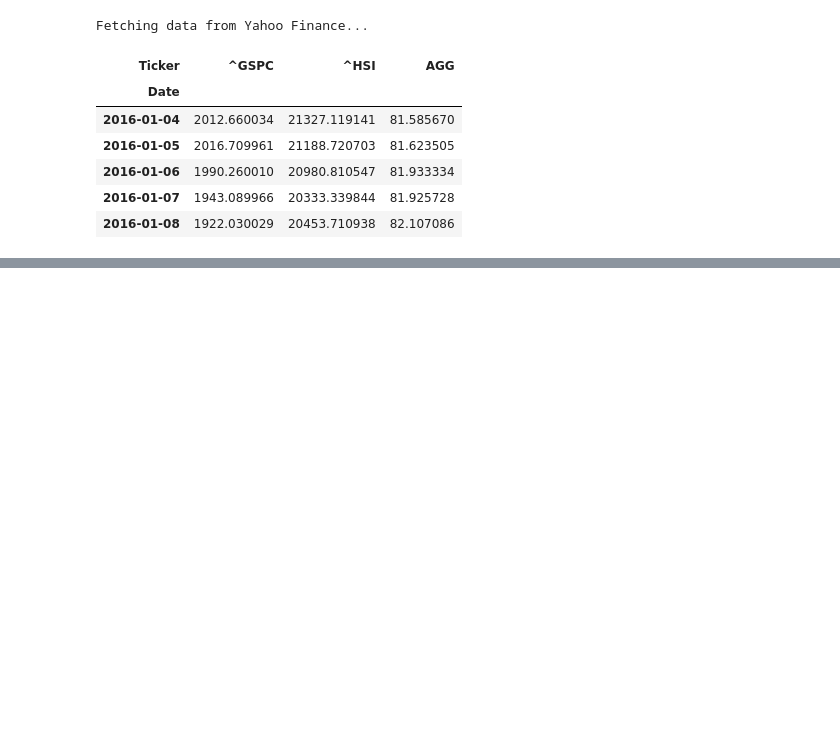
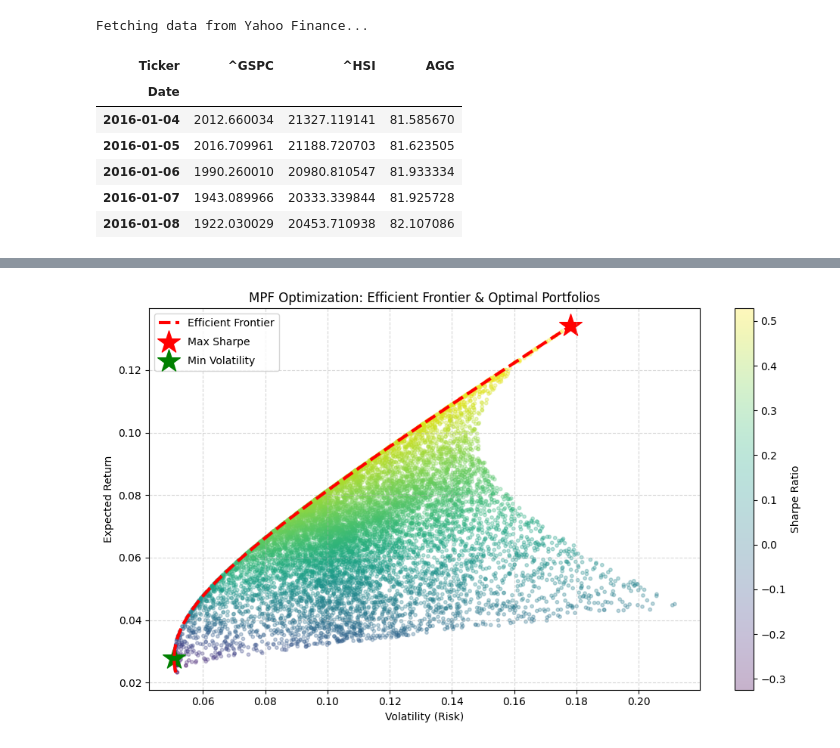
Before and after one commit to dcjznb/Optimizing-Macro-Asset-Allocation-for-Mandatory-Provident-Funds, a Jupyter notebook: MPF_Allocation.ipynb, the cells around one changed output, grey strips where cells are left out. Cells and saved outputs as stored; diff of their text form; code cells hidden in the pictures; blank space fills up the shorter version.

```diff
--- a/MPF_Allocation.ipynb
+++ b/MPF_Allocation.ipynb
@@ -52,0 +168,35 @@ plt.show()
+# %%
+# 12. Plot the final Line
+target_returns = np.linspace(results_df['Return'].min(), results_df['Return'].max(), 50)
+efficient_vols = []
+
+for tr in target_returns:
+    cons = ({'type': 'eq', 'fun': lambda x: np.sum(x) - 1},
+            {'type': 'eq', 'fun': lambda x: calc_portfolio_perf(x, annual_returns, annual_cov_matrix, risk_free_rate)[0] - tr})
+    res = sco.minimize(get_volatility, initial_guess, args=args, method='SLSQP', bounds=bounds, constraints=cons)
+    efficient_vols.append(res.fun)
+
+plt.figure(figsize=(10, 6))
+
+plt.scatter(results_df['Volatility'], results_df['Return'], c=results_df['Sharpe'], cmap='viridis', marker='o', s=10, alpha=0.3)
+plt.colorbar(label='Sharpe Ratio')
+
+plt.plot(efficient_vols, target_returns, 'r--', linewidth=3, label='Efficient Frontier')
+
+max_sharpe_ret = calc_portfolio_perf(opt_sharpe.x, annual_returns, annual_cov_matrix, risk_free_rate)[0]
+max_sharpe_vol = calc_portfolio_perf(opt_sharpe.x, annual_returns, annual_cov_matrix, risk_free_rate)[1]
+plt.scatter(max_sharpe_vol, max_sharpe_ret, marker='*', color='r', s=500, label='Max Sharpe')
+
+min_vol_ret = calc_portfolio_perf(opt_min_vol.x, annual_returns, annual_cov_matrix, risk_free_rate)[0]
+min_vol_vol = calc_portfolio_perf(opt_min_vol.x, annual_returns, annual_cov_matrix, risk_free_rate)[1]
+plt.scatter(min_vol_vol, min_vol_ret, marker='*', color='g', s=500, label='Min Volatility')
+
+plt.xlabel('Volatility (Risk)')
+plt.ylabel('Expected Return')
+plt.title('MPF Optimization: Efficient Frontier & Optimal Portfolios')
+plt.legend(labelspacing=0.8)
+plt.grid(True, linestyle='--', alpha=0.5)
+plt.tight_layout()
+plt.show()
+# %% [output]
+[figure, added]
```
Also changed, not shown: parts of 7 cells of this notebook, 1 other file.
